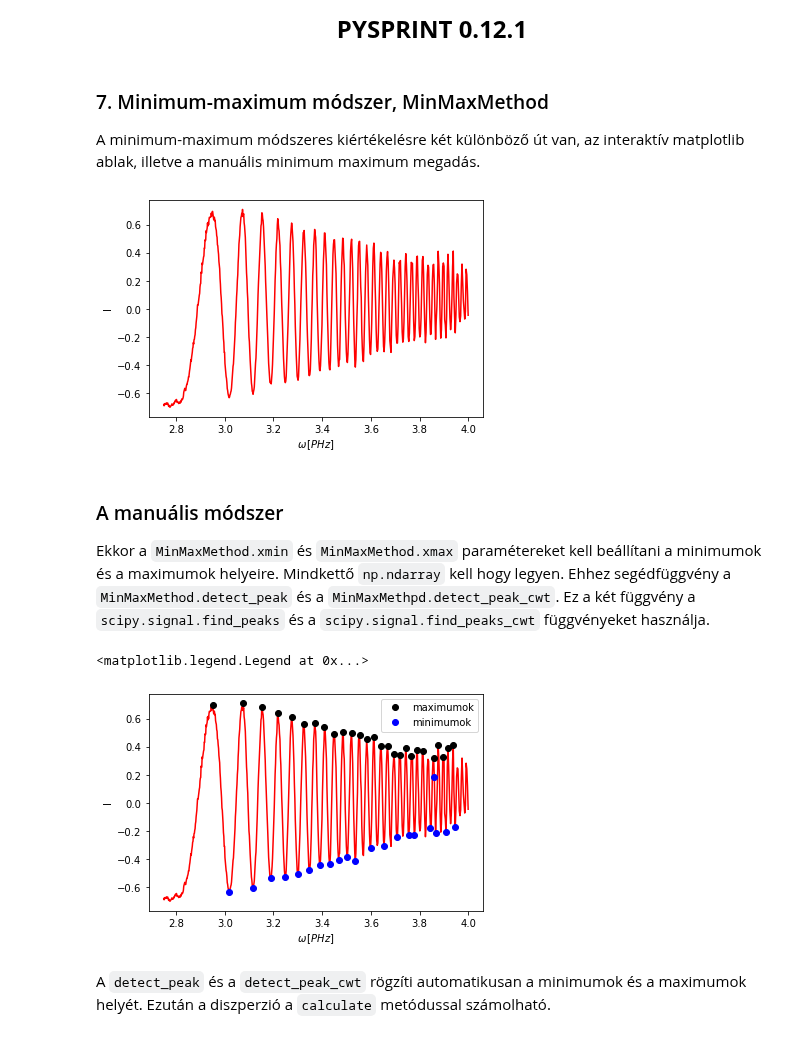
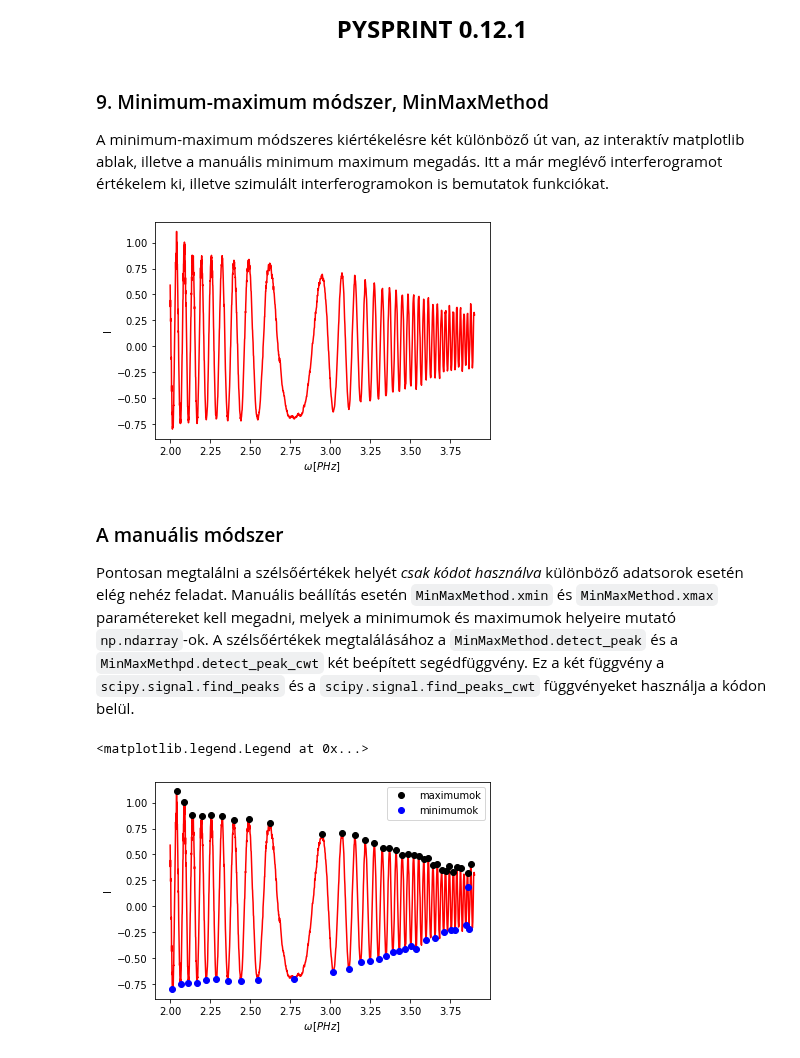
Before and after one commit to Ptrskay3/PySprint, a Jupyter notebook: doc/hu/Pysprint_leiras_7_MinMaxMethod.ipynb, the cells around one changed output. Saved outputs shown, nothing was run; the diff lists cells and outputs as text; code cells hidden in the pictures.

```diff
--- a/doc/hu/Pysprint_leiras_7_MinMaxMethod.ipynb
+++ b/doc/hu/Pysprint_leiras_7_MinMaxMethod.ipynb
@@ -1,25 +1,32 @@
 # %% [markdown]
 <center><font size="5"><b> PYSPRINT 0.12.1 </b></font> </center>
 # %% [markdown]
-### 7. Minimum-maximum módszer, MinMaxMethod
+### 9. Minimum-maximum módszer, MinMaxMethod
 
-A minimum-maximum módszeres kiértékelésre két különböző út van, az interaktív matplotlib ablak, illetve a manuális minimum maximum megadás.
+A minimum-maximum módszeres kiértékelésre két különböző út van, az interaktív matplotlib ablak, illetve a manuális minimum maximum megadás. Itt a már meglévő interferogramot értékelem ki, illetve szimulált interferogramokon is bemutatok funkciókat.
 # %%
 import numpy as np
 import matplotlib.pyplot as plt
 import pysprint as ps
 # %%
-m = ps.MinMaxMethod.parse_raw('ifg.trt', 'ref.trt', 'sam.trt', skiprows=8, meta_len=6, delimiter=";", decimal=",")
+m = ps.MinMaxMethod.parse_raw(
+    'datasets/ifg.trt',
+    'datasets/ref.trt',
+    'datasets/sam.trt',
+    skiprows=8,
+    meta_len=6,
+    delimiter=";",
+    decimal=","
+)
 m.chdomain()
-m.slice(2.75, 4)
+m.slice(2, 3.9)
 
-plt.figure()
 m.plot()
 # %% [output]
-[figure, old version]
+[figure, new version]
 # %% [markdown]
 ### A manuális módszer
-Ekkor a `MinMaxMethod.xmin` és `MinMaxMethod.xmax` paramétereket kell beállítani a minimumok és a maximumok helyeire. Mindkettő `np.ndarray` kell hogy legyen. Ehhez segédfüggvény a `MinMaxMethod.detect_peak` és a `MinMaxMethpd.detect_peak_cwt`. Ez a két függvény a `scipy.signal.find_peaks` és a `scipy.signal.find_peaks_cwt` függvényeket használja.
+Pontosan megtalálni a szélsőértékek helyét *csak kódot használva* különböző adatsorok esetén elég nehéz feladat. Manuális beállítás esetén `MinMaxMethod.xmin` és `MinMaxMethod.xmax` paramétereket kell megadni, melyek a minimumok és maximumok helyeire mutató `np.ndarray`-ok. A szélsőértékek megtalálásához a `MinMaxMethod.detect_peak` és a `MinMaxMethpd.detect_peak_cwt` két beépített segédfüggvény. Ez a két függvény a `scipy.signal.find_peaks` és a `scipy.signal.find_peaks_cwt` függvényeket használja a kódon belül.
 # %%
 xmax, ymax, xmin, ymin = m.detect_peak(pmax=0.5, pmin=4, threshold=0.15)
 
@@ -30,6 +37,4 @@ plt.plot(xmin, ymin, "bo", label="minimumok")
 plt.legend()
 # %% [output]
 <matplotlib.legend.Legend at 0x...>
-[figure, old version]
+[figure, new version]
-# %% [markdown]
-A `detect_peak` és a `detect_peak_cwt` rögzíti automatikusan a minimumok és a maximumok helyét. Ezután a diszperzió a `calculate` metódussal számolható.
```
Also changed, not shown: parts of 29 cells of this notebook, 17 other files.
